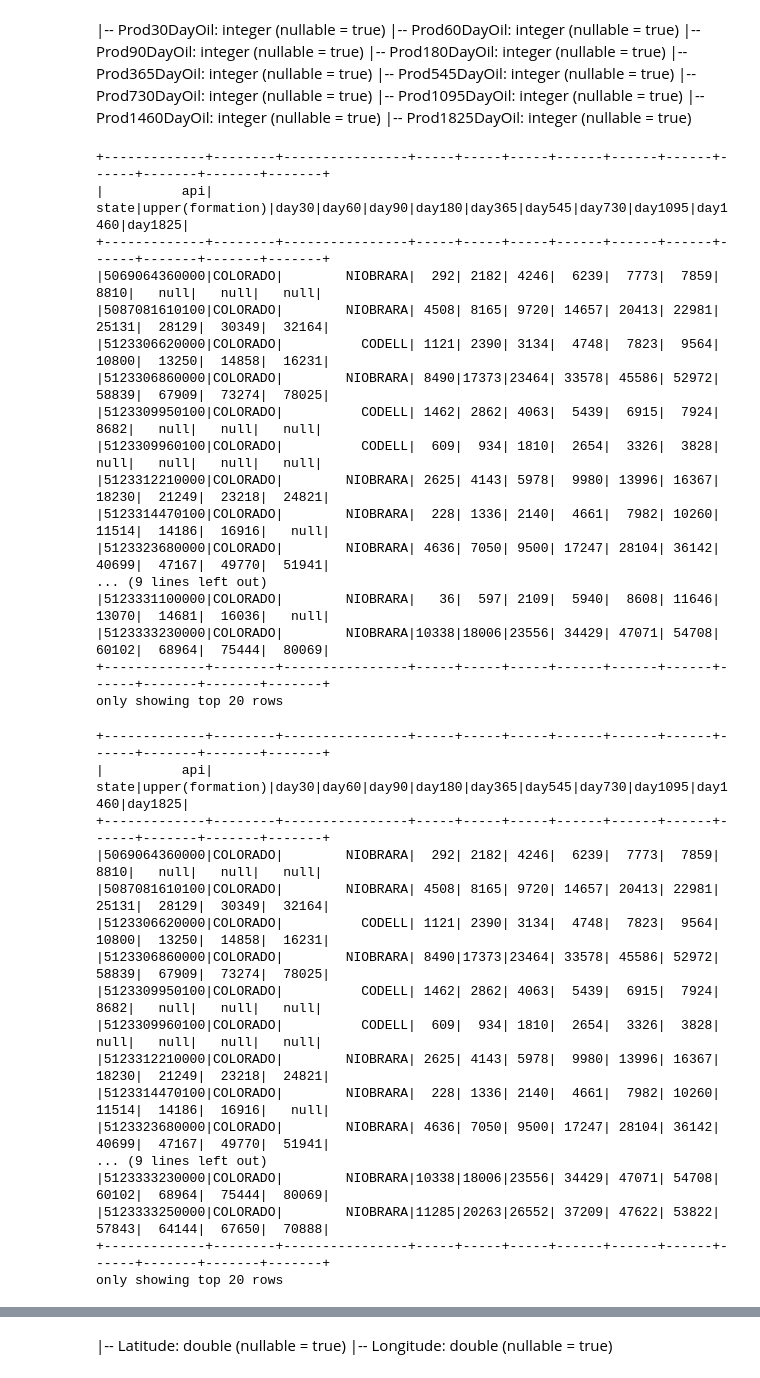
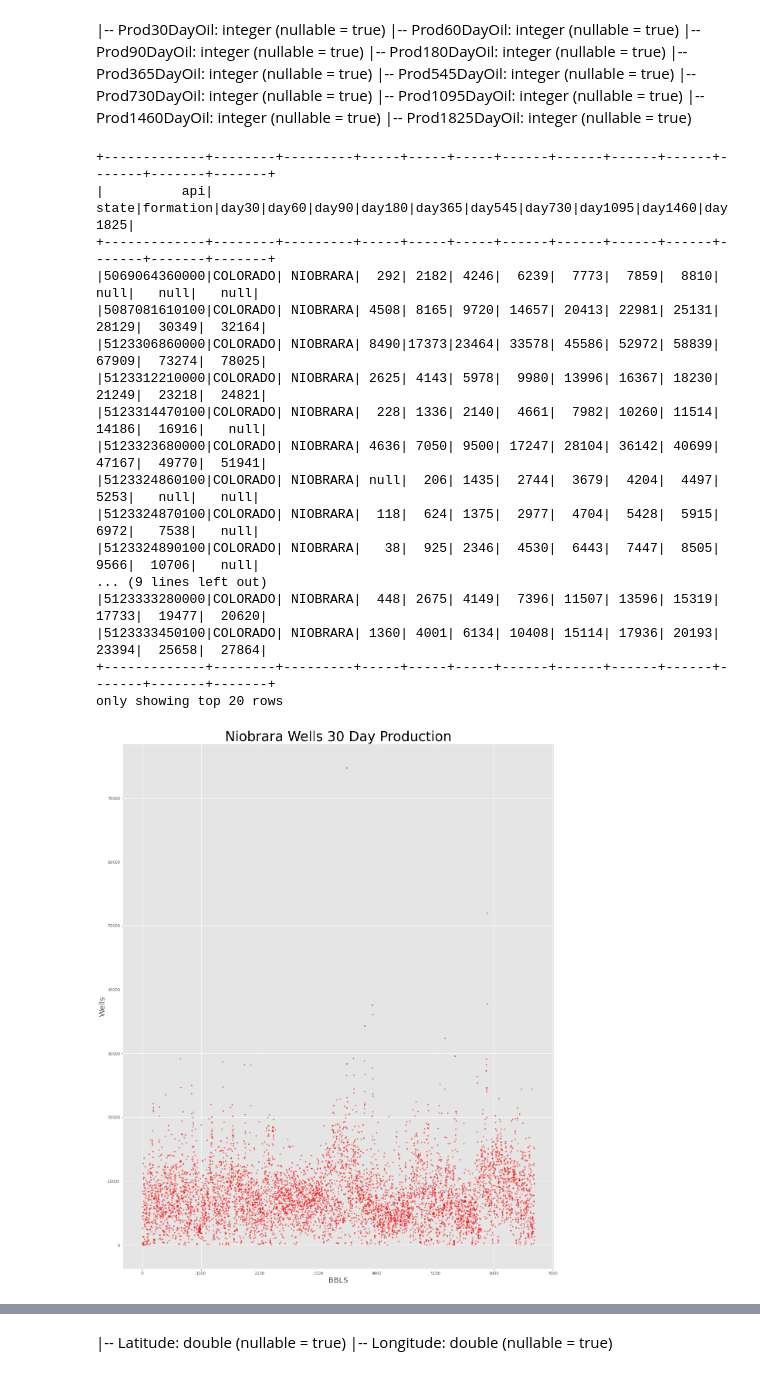
Before and after one commit to chunswu/Oil-Production-of-Fluid-Systems, a Jupyter notebook: capstone_EDA_spark.ipynb, the cells around one changed output, grey strips where cells are left out. Saved outputs shown, nothing was run; the diff lists cells and outputs as text; code cells hidden in the pictures.

Commit message:
fixed fluid cleaning function and added scatter plot function

```diff
--- a/capstone_EDA_spark.ipynb
+++ b/capstone_EDA_spark.ipynb
@@ -61,7 +61,7 @@ formation_df = spark.sql("""
                     SELECT
                         api,
                         state,
-                        UPPER(formation),
+                        UPPER(formation) AS formation,
                         Prod30DayOil AS day30,
                         Prod60DayOil AS day60,
                         Prod90DayOil AS day90,
@@ -73,52 +73,54 @@ formation_df = spark.sql("""
                         Prod1460DayOil AS day1460,
                         Prod1825DayOil AS day1825
                     FROM data
-                    WHERE state = "COLORADO"
+                    WHERE state = "COLORADO" AND formation = 'NIOBRARA'
                     """)
 formation_df.show()
 # %% [output]
-+-------------+--------+----------------+-----+-----+-----+------+------+------+------+-------+-------+-------+
-|          api|   state|upper(formation)|day30|day60|day90|day180|day365|day545|day730|day1095|day1460|day1825|
-+-------------+--------+----------------+-----+-----+-----+------+------+------+------+-------+-------+-------+
-|5069064360000|COLORADO|        NIOBRARA|  292| 2182| 4246|  6239|  7773|  7859|  8810|   null|   null|   null|
-|5087081610100|COLORADO|        NIOBRARA| 4508| 8165| 9720| 14657| 20413| 22981| 25131|  28129|  30349|  32164|
-|5123306620000|COLORADO|          CODELL| 1121| 2390| 3134|  4748|  7823|  9564| 10800|  13250|  14858|  16231|
-|5123306860000|COLORADO|        NIOBRARA| 8490|17373|23464| 33578| 45586| 52972| 58839|  67909|  73274|  78025|
-|5123309950100|COLORADO|          CODELL| 1462| 2862| 4063|  5439|  6915|  7924|  8682|   null|   null|   null|
-|5123309960100|COLORADO|          CODELL|  609|  934| 1810|  2654|  3326|  3828|  null|   null|   null|   null|
-|5123312210000|COLORADO|        NIOBRARA| 2625| 4143| 5978|  9980| 13996| 16367| 18230|  21249|  23218|  24821|
-|5123314470100|COLORADO|        NIOBRARA|  228| 1336| 2140|  4661|  7982| 10260| 11514|  14186|  16916|   null|
-|5123323680000|COLORADO|        NIOBRARA| 4636| 7050| 9500| 17247| 28104| 36142| 40699|  47167|  49770|  51941|
++-------------+--------+---------+-----+-----+-----+------+------+------+------+-------+-------+-------+
+|          api|   state|formation|day30|day60|day90|day180|day365|day545|day730|day1095|day1460|day1825|
++-------------+--------+---------+-----+-----+-----+------+------+------+------+-------+-------+-------+
+|5069064360000|COLORADO| NIOBRARA|  292| 2182| 4246|  6239|  7773|  7859|  8810|   null|   null|   null|
+|5087081610100|COLORADO| NIOBRARA| 4508| 8165| 9720| 14657| 20413| 22981| 25131|  28129|  30349|  32164|
+|5123306860000|COLORADO| NIOBRARA| 8490|17373|23464| 33578| 45586| 52972| 58839|  67909|  73274|  78025|
+|5123312210000|COLORADO| NIOBRARA| 2625| 4143| 5978|  9980| 13996| 16367| 18230|  21249|  23218|  24821|
+|5123314470100|COLORADO| NIOBRARA|  228| 1336| 2140|  4661|  7982| 10260| 11514|  14186|  16916|   null|
+|5123323680000|COLORADO| NIOBRARA| 4636| 7050| 9500| 17247| 28104| 36142| 40699|  47167|  49770|  51941|
+|5123324860100|COLORADO| NIOBRARA| null|  206| 1435|  2744|  3679|  4204|  4497|   5253|   null|   null|
+|5123324870100|COLORADO| NIOBRARA|  118|  624| 1375|  2977|  4704|  5428|  5915|   6972|   7538|   null|
+|5123324890100|COLORADO| NIOBRARA|   38|  925| 2346|  4530|  6443|  7447|  8505|   9566|  10706|   null|
 ... (9 lines left out)
-|5123331100000|COLORADO|        NIOBRARA|   36|  597| 2109|  5940|  8608| 11646| 13070|  14681|  16036|   null|
-|5123333230000|COLORADO|        NIOBRARA|10338|18006|23556| 34429| 47071| 54708| 60102|  68964|  75444|  80069|
-+-------------+--------+----------------+-----+-----+-----+------+------+------+------+-------+-------+-------+
+|5123333280000|COLORADO| NIOBRARA|  448| 2675| 4149|  7396| 11507| 13596| 15319|  17733|  19477|  20620|
+|5123333450100|COLORADO| NIOBRARA| 1360| 4001| 6134| 10408| 15114| 17936| 20193|  23394|  25658|  27864|
++-------------+--------+---------+-----+-----+-----+------+------+------+------+-------+-------+-------+
 only showing top 20 rows
 # %%
 # fomation_df.na.replace({'Codell': 'CODELL'})
 # fomation_df.na.replace({'Greenhorn': 'GREENHORN'})
 # formation_df.schema.names
-# %%
-day30_df = formation_df.where(col("day30").isNotNull())
-day30_df.show()
-# %% [output]
-+-------------+--------+----------------+-----+-----+-----+------+------+------+------+-------+-------+-------+
-|          api|   state|upper(formation)|day30|day60|day90|day180|day365|day545|day730|day1095|day1460|day1825|
-+-------------+--------+----------------+-----+-----+-----+------+------+------+------+-------+-------+-------+
-|5069064360000|COLORADO|        NIOBRARA|  292| 2182| 4246|  6239|  7773|  7859|  8810|   null|   null|   null|
-|5087081610100|COLORADO|        NIOBRARA| 4508| 8165| 9720| 14657| 20413| 22981| 25131|  28129|  30349|  32164|
-|5123306620000|COLORADO|          CODELL| 1121| 2390| 3134|  4748|  7823|  9564| 10800|  13250|  14858|  16231|
-|5123306860000|COLORADO|        NIOBRARA| 8490|17373|23464| 33578| 45586| 52972| 58839|  67909|  73274|  78025|
-|5123309950100|COLORADO|          CODELL| 1462| 2862| 4063|  5439|  6915|  7924|  8682|   null|   null|   null|
-|5123309960100|COLORADO|          CODELL|  609|  934| 1810|  2654|  3326|  3828|  null|   null|   null|   null|
-|5123312210000|COLORADO|        NIOBRARA| 2625| 4143| 5978|  9980| 13996| 16367| 18230|  21249|  23218|  24821|
-|5123314470100|COLORADO|        NIOBRARA|  228| 1336| 2140|  4661|  7982| 10260| 11514|  14186|  16916|   null|
-|5123323680000|COLORADO|        NIOBRARA| 4636| 7050| 9500| 17247| 28104| 36142| 40699|  47167|  49770|  51941|
-... (9 lines left out)
-|5123333230000|COLORADO|        NIOBRARA|10338|18006|23556| 34429| 47071| 54708| 60102|  68964|  75444|  80069|
-|5123333250000|COLORADO|        NIOBRARA|11285|20263|26552| 37209| 47622| 53822| 57843|  64144|  67650|  70888|
-+-------------+--------+----------------+-----+-----+-----+------+------+------+------+-------+-------+-------+
-only showing top 20 rows
+# %%
+def production_plt(ax, x, y, title, xlab, ylab, color):
+    ax.scatter(x_well, day, alpha= 0.5, color='red', s=10)
+    ax.set_title(title, fontsize=35)
+    ax.set_ylabel(xlab, fontsize=20)
+    ax.set_xlabel(ylab, fontsize=20)
+# %%
+day30_df = formation_df.where(col("day30").isNotNull())
+# day30_df.show()
+
+day = day30_df.rdd.map(lambda y: y.day30).collect()
+wells = day30_df.rdd.map(lambda x: x.formation).collect()
+x_well = np.arange(0, len(wells))
+
+fig, ax = plt.subplots(figsize = (20, 25))
+production_plt(ax, x_well, wells, 'Niobrara Wells 30 Day Production', 'Wells', 'BBLS', 'red')
+# ax.scatter(x_well, day, alpha= 0.5, color='red', s=10)
+# ax.set_title('Niobrara Wells 30 Production', fontsize=35)
+# ax.set_ylabel('BBLS', fontsize=20)
+# ax.set_xlabel('Wells', fontsize=20)
+plt.show()
+# %% [output]
+[figure, added]
 # %%
 day60_df = formation_df.na.drop(subset=["day30", "day60"])
 
```
Also changed, not shown: parts of 17 cells of this notebook.
